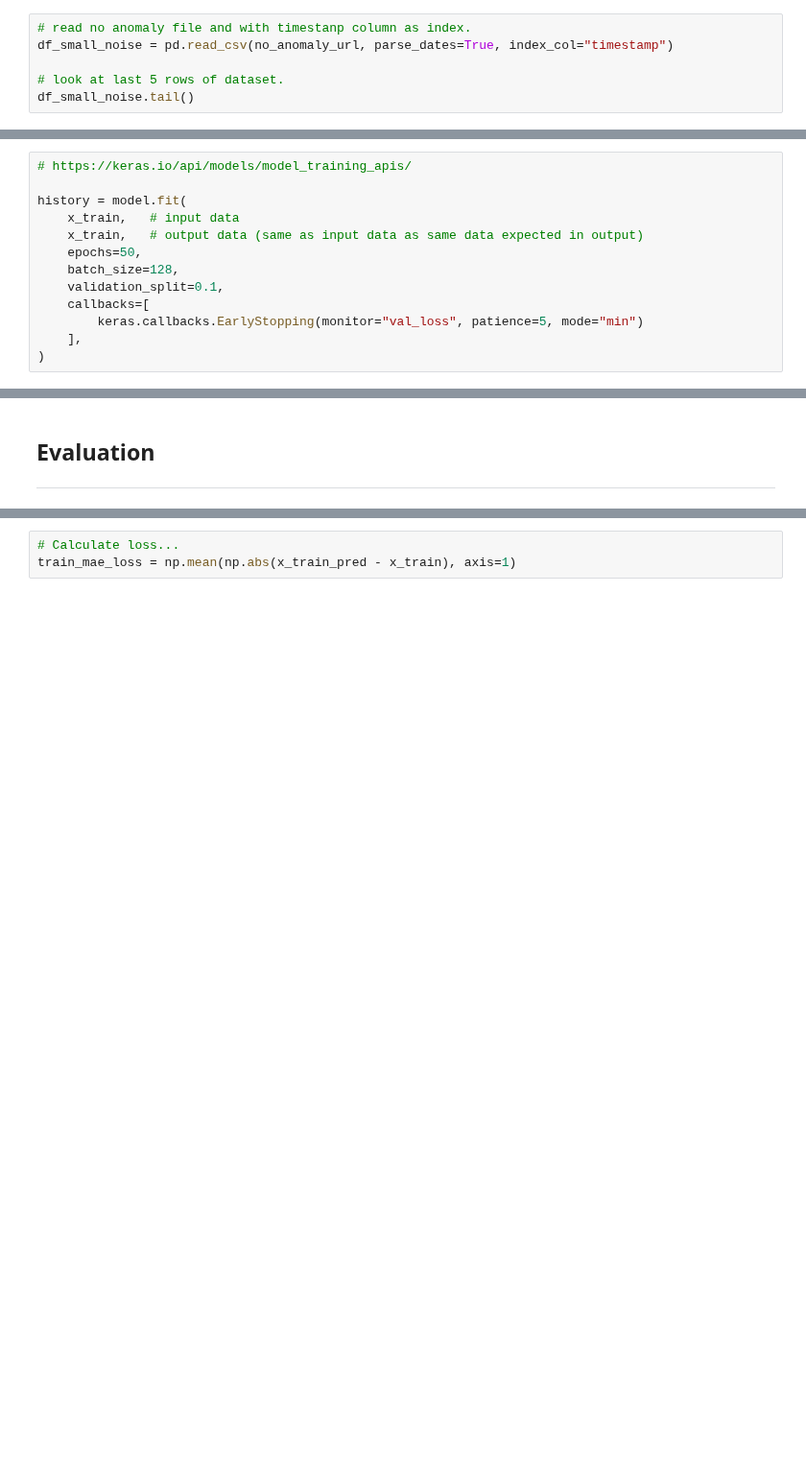
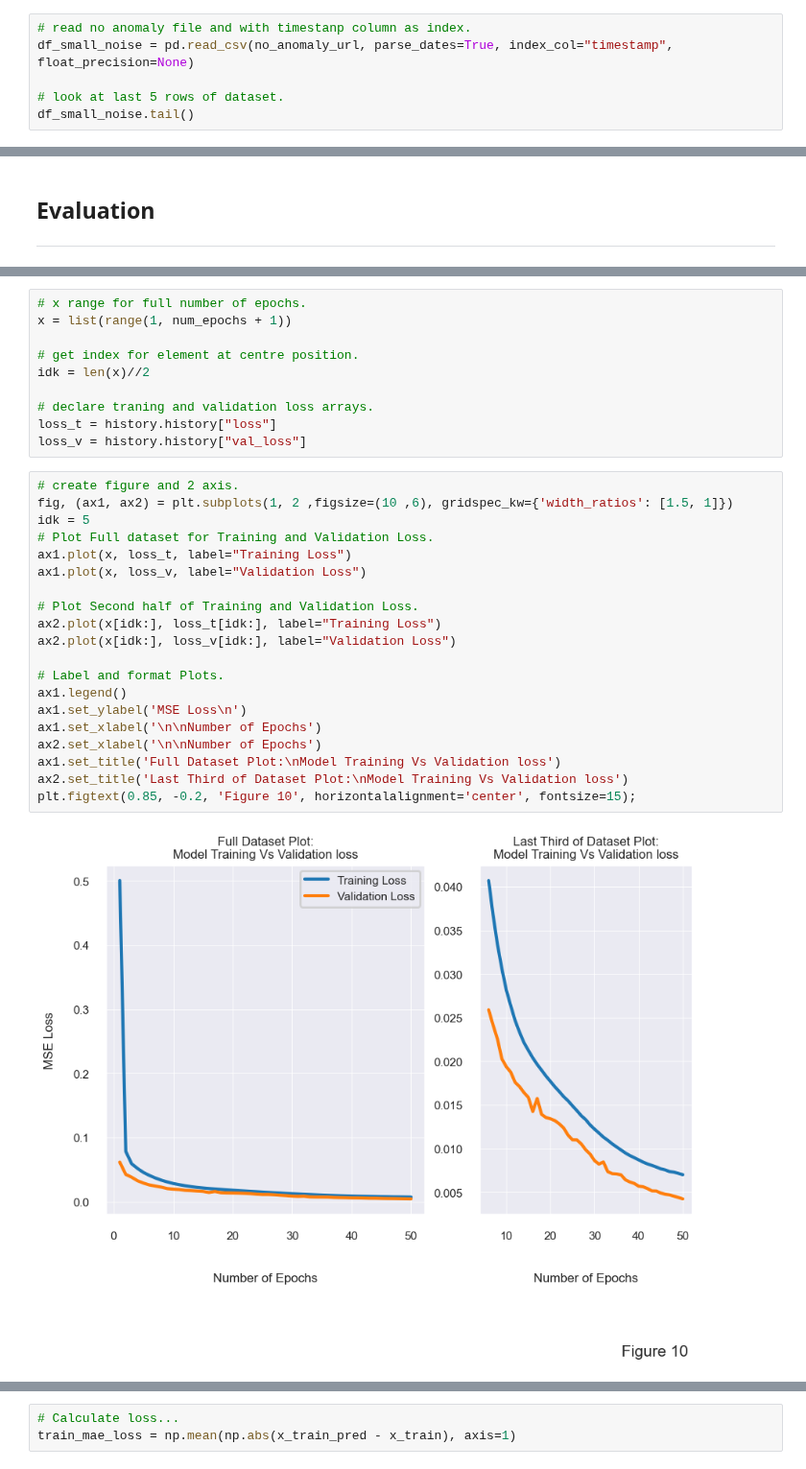
Before and after one commit to CiaranMoran27/machstat-assessment, a Jupyter notebook: time_series_anomaly_detection.ipynb, the cells around one changed output, grey strips where cells are left out. Shown at 96% size. Drawn from its saved outputs; the diff is of its cells as text; blank space fills up the shorter version.

Commit message:
Updated Evaluation with training/val plots in anomoly detection notebook

```diff
--- a/time_series_anomaly_detection.ipynb
+++ b/time_series_anomaly_detection.ipynb
@@ -119,7 +119,7 @@ no_anomaly_url = root_url + 'artificialNoAnomaly/art_daily_small_noise.csv'
 with_anomaly_url = root_url + 'artificialWithAnomaly/art_daily_jumpsup.csv'
 # %%
 # read no anomaly file and with timestanp column as index.
-df_small_noise = pd.read_csv(no_anomaly_url, parse_dates=True, index_col="timestamp")
+df_small_noise = pd.read_csv(no_anomaly_url, parse_dates=True, index_col="timestamp", float_precision=None)
 
 # look at last 5 rows of dataset.
 df_small_noise.tail()
@@ -567,13 +554,0 @@ _________________________________________________________________
-# %%
-# https://keras.io/api/models/model_training_apis/
-
-history = model.fit(
-    x_train,   # input data
-    x_train,   # output data (same as input data as same data expected in output)
-    epochs=50,
-    batch_size=128,
-    validation_split=0.1,
-    callbacks=[
-        keras.callbacks.EarlyStopping(monitor="val_loss", patience=5, mode="min")
-    ],
-)
@@ -731 +730,33 @@ history.history["val_loss"]
+# %%
+# x range for full number of epochs.
+x = list(range(1, num_epochs + 1))
+
+# get index for element at centre position.
+idk = len(x)//2
+
+# declare traning and validation loss arrays.
+loss_t = history.history["loss"]
+loss_v = history.history["val_loss"]
+# %%
+# create figure and 2 axis.
+fig, (ax1, ax2) = plt.subplots(1, 2 ,figsize=(10 ,6), gridspec_kw={'width_ratios': [1.5, 1]})
+idk = 5
+# Plot Full dataset for Training and Validation Loss.
+ax1.plot(x, loss_t, label="Training Loss")
+ax1.plot(x, loss_v, label="Validation Loss")
+
+# Plot Second half of Training and Validation Loss.
+ax2.plot(x[idk:], loss_t[idk:], label="Training Loss")
+ax2.plot(x[idk:], loss_v[idk:], label="Validation Loss")
+
+# Label and format Plots.
+ax1.legend()
+ax1.set_ylabel('MSE Loss\n')
+ax1.set_xlabel('\n\nNumber of Epochs')
+ax2.set_xlabel('\n\nNumber of Epochs')
+ax1.set_title('Full Dataset Plot:\nModel Training Vs Validation loss')
+ax2.set_title('Last Third of Dataset Plot:\nModel Training Vs Validation loss')
+plt.figtext(0.85, -0.2, 'Figure 10', horizontalalignment='center', fontsize=15);
+# %% [output]
+[figure, added]
 # %%
```
Also changed, not shown: parts of 38 cells of this notebook.
